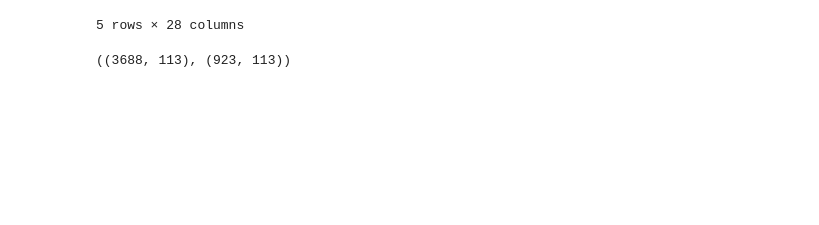
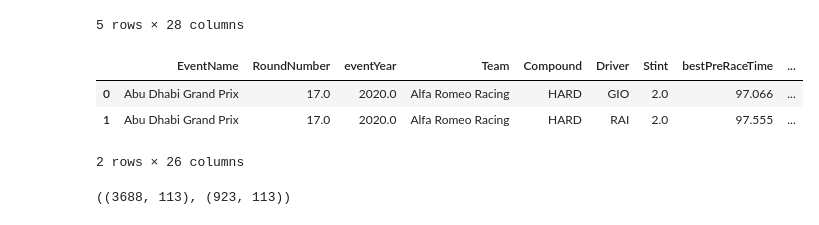
Before and after one commit to ReneGumzej/ML-F1-Optimal-Pit-Time-Prediction, a Jupyter notebook: notebook/model_trainer.ipynb, the cells around one changed output. Saved outputs shown, nothing was run; the diff lists cells and outputs as text; code cells hidden in the pictures; blank space fills up the shorter version.

```diff
--- a/notebook/model_trainer.ipynb
+++ b/notebook/model_trainer.ipynb
@@ -16,7 +16,7 @@ from catboost import CatBoostRegressor
 from xgboost import XGBRegressor
 import warnings
 # %%
-df = pd.read_csv(r"..\data\data.csv")
+df = pd.read_csv(r"..\notebook\data\data.csv")
 # %%
 df.head()
 # %% [output]
@@ -60,5 +60,12 @@ preprocessor = ColumnTransformer(
     ]
 )
+# %%
+X.head(2)
+# %% [output]
+|  | EventName | RoundNumber | eventYear | Team | Compound | Driver | Stint | bestPreRaceTime | ... |
+| 0 | Abu Dhabi Grand Prix | 17.0 | 2020.0 | Alfa Romeo Racing | HARD | GIO | 2.0 | 97.066 | ... |
+| 1 | Abu Dhabi Grand Prix | 17.0 | 2020.0 | Alfa Romeo Racing | HARD | RAI | 2.0 | 97.555 | ... |
+2 rows × 26 columns
 # %%
 X = preprocessor.fit_transform(X)
 # %%
```
Also changed, not shown: parts of 11 cells of this notebook, 28 other files.
